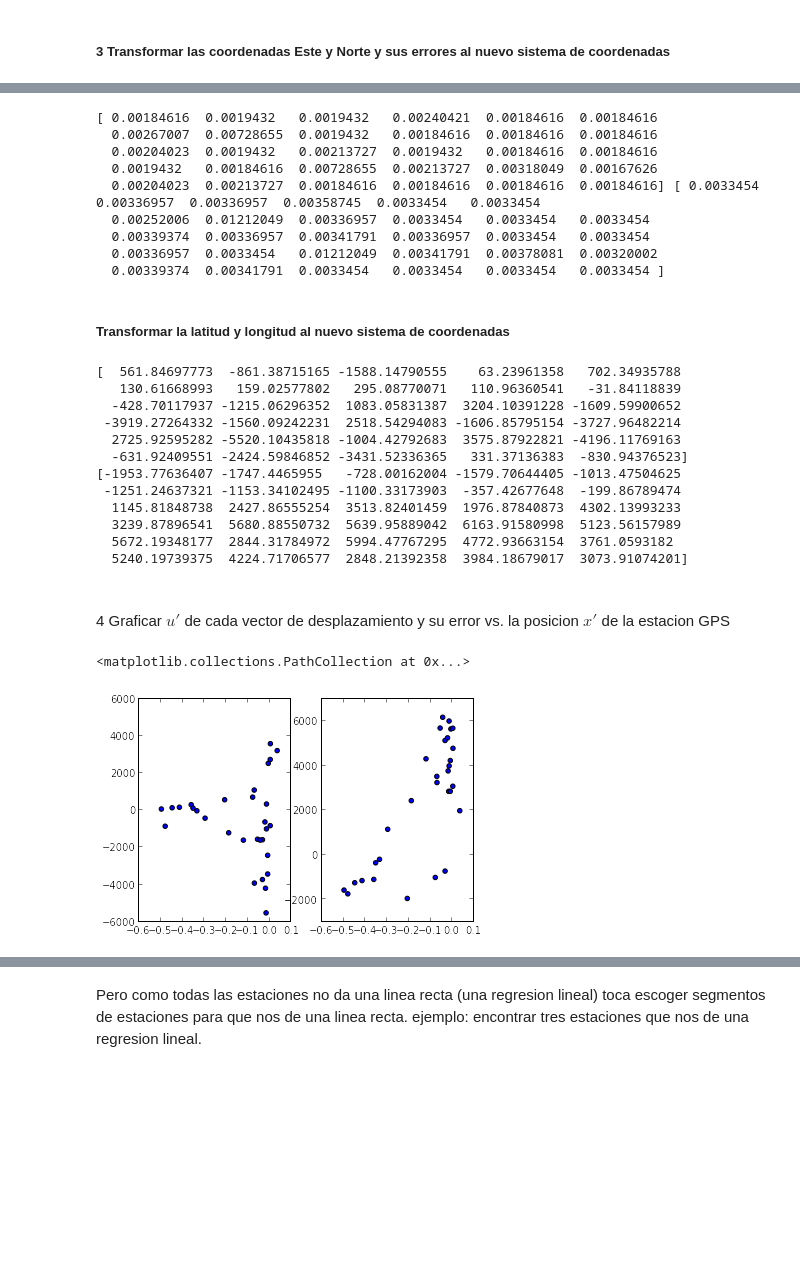
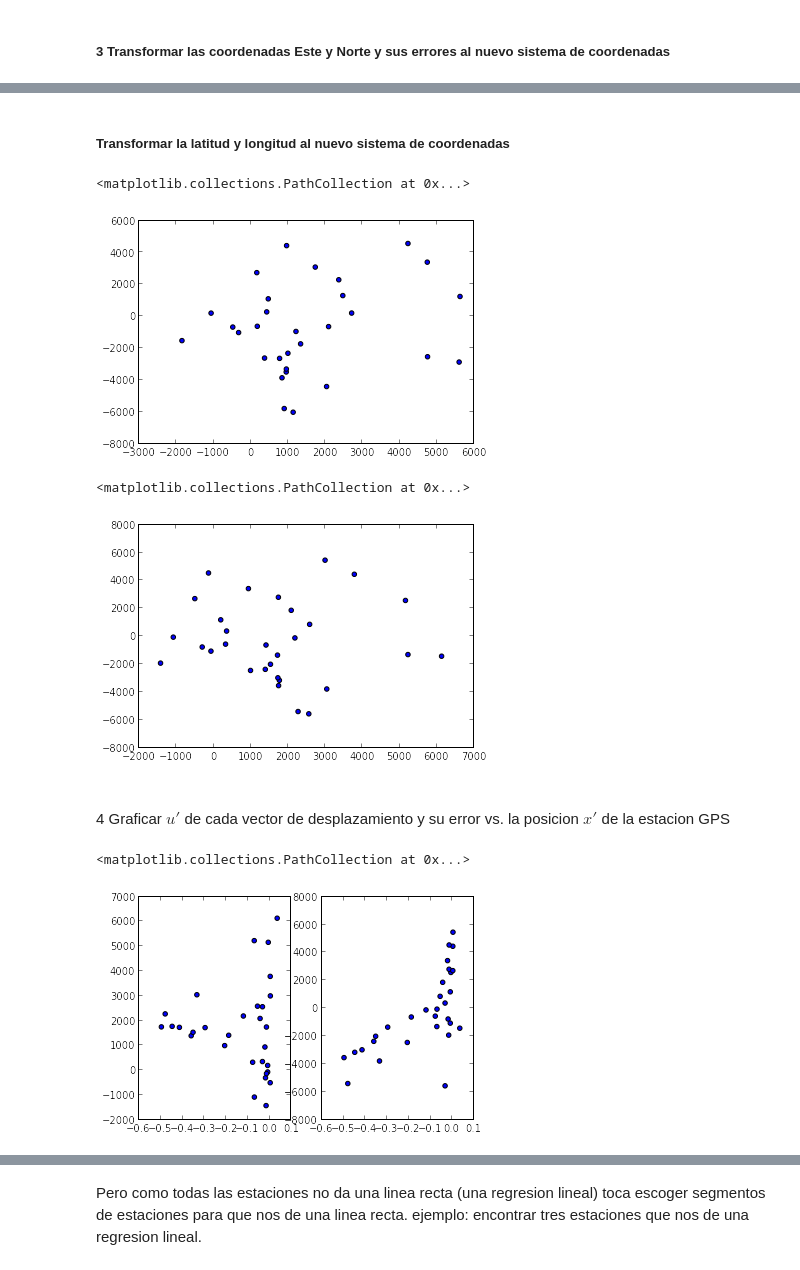
Before and after one commit to LinaPerez/Garcia_PerezAngel_Hw8, a Jupyter notebook: Terremoto/Tensores.ipynb, the cells around one changed output, grey strips where cells are left out. Saved outputs shown, nothing was run; the diff lists cells and outputs as text; code cells hidden in the pictures; blank space fills up the shorter version.

```diff
--- a/Terremoto/Tensores.ipynb
+++ b/Terremoto/Tensores.ipynb
@@ -102,50 +75,42 @@ error_norte_nuevo = []
 for i in range (len(datos)):
     error_este_nuevo = (error_este[:i]*np.cos(tetha) - error_norte[:i]*np.sin(tetha))
     error_norte_nuevo = (error_este[:i]*np.sin(tetha) + error_norte[:i]*np.cos(tetha))
-print error_este_nuevo, error_norte_nuevo
-# %% [output]
-[ 0.00184616  0.0019432   0.0019432   0.00240421  0.00184616  0.00184616
-  0.00267007  0.00728655  0.0019432   0.00184616  0.00184616  0.00184616
-  0.00204023  0.0019432   0.00213727  0.0019432   0.00184616  0.00184616
-  0.0019432   0.00184616  0.00728655  0.00213727  0.00318049  0.00167626
-  0.00204023  0.00213727  0.00184616  0.00184616  0.00184616  0.00184616] [ 0.0033454   0.00336957  0.00336957  0.00358745  0.0033454   0.0033454
-  0.00252006  0.01212049  0.00336957  0.0033454   0.0033454   0.0033454
-  0.00339374  0.00336957  0.00341791  0.00336957  0.0033454   0.0033454
-  0.00336957  0.0033454   0.01212049  0.00341791  0.00378081  0.00320002
-  0.00339374  0.00341791  0.0033454   0.0033454   0.0033454   0.0033454 ]
 # %% [markdown]
 ##### Transformar la latitud y longitud al nuevo sistema de coordenadas
 # %%
-latitud = datos[:,0]
-longitud = datos[:,1]
+latitud = datos[:,1]
+longitud = datos[:,0]
 x = []
 y = []
 
 for i in range (len(datos)):
     gamma = (latitud[:i]*-1)+90
     x = 6371*np.sin(gamma[:i])*np.cos(longitud[:i])
     y = 6371*np.sin(gamma[:i])*np.sin(longitud[:i])
 
 x_nuevo = []
 y_nuevo = []
 
+lat_nuevo=[]
+long_nuevo=[]
 
 for i in range (len(datos)):
     x_nuevo = (x[:i]*np.cos(tetha) - y[:i]*np.sin(tetha))
     y_nuevo = (x[:i]*np.sin(tetha) + y[:i]*np.cos(tetha))
-print x_nuevo, y_nuevo
+
+#for i in range (len(datos)):
+ #   lat_nuevo = (longitud[:i]*np.cos(tetha) - latitud[:i]*np.sin(tetha))
+  #  long_nuevo = (longitud[:i]*np.sin(tetha) + latitud[:i]*np.cos(tetha))
+
+scatter(x, y)
 # %% [output]
-[  561.84697773  -861.38715165 -1588.14790555    63.23961358   702.34935788
-   130.61668993   159.02577802   295.08770071   110.96360541   -31.84118839
-  -428.70117937 -1215.06296352  1083.05831387  3204.10391228 -1609.59900652
- -3919.27264332 -1560.09242231  2518.54294083 -1606.85795154 -3727.96482214
-  2725.92595282 -5520.10435818 -1004.42792683  3575.87922821 -4196.11769163
-  -631.92409551 -2424.59846852 -3431.52336365   331.37136383  -830.94376523] [-1953.77636407 -1747.4465955   -728.00162004 -1579.70644405 -1013.47504625
- -1251.24637321 -1153.34102495 -1100.33173903  -357.42677648  -199.86789474
-  1145.81848738  2427.86555254  3513.82401459  1976.87840873  4302.13993233
-  3239.87896541  5680.88550732  5639.95889042  6163.91580998  5123.56157989
-  5672.19348177  2844.31784972  5994.47767295  4772.93663154  3761.0593182
-  5240.19739375  4224.71706577  2848.21392358  3984.18679017  3073.91074201]
+<matplotlib.collections.PathCollection at 0x...>
+[figure, added]
+# %%
+scatter (x_nuevo, y_nuevo)
+# %% [output]
+<matplotlib.collections.PathCollection at 0x...>
+[figure, added]
 # %% [markdown]
 #####
 4 Graficar $u'$ de cada vector de desplazamiento y su error vs. la posicion $x'$ de la estacion GPS
@@ -156,7 +121,7 @@ subplot(122)
 scatter(u_norte_nuevo, y_nuevo)
 # %% [output]
 <matplotlib.collections.PathCollection at 0x...>
-[figure, old version]
+[figure, new version]
 # %%
 subplot(121)
 scatter(u_este_nuevo, x_nuevo)
```
Also changed, not shown: parts of 16 cells of this notebook.
